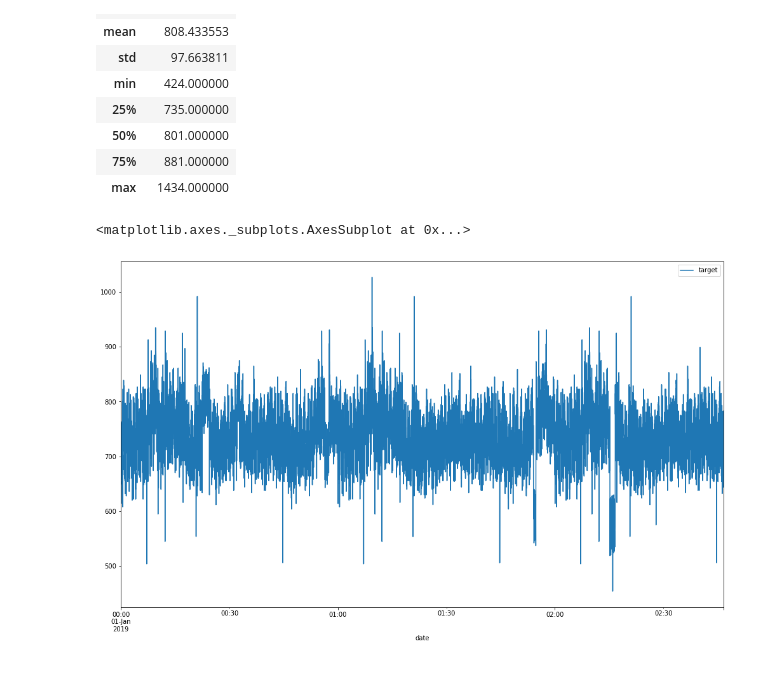
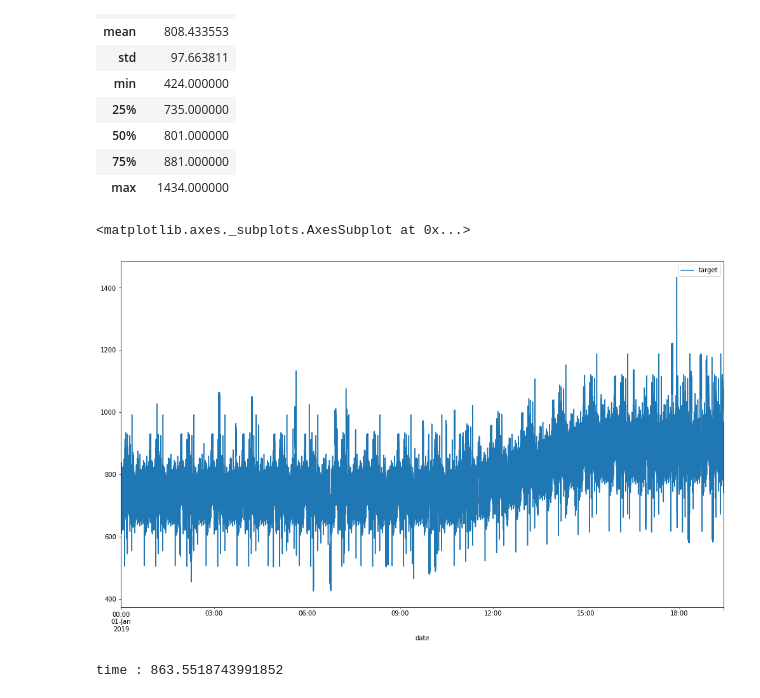
Before and after one commit to nywoo-o/Statistics, a Jupyter notebook: real_time_Mondrian_with_RRCF.ipynb, the cells around one changed output. Drawn from its saved outputs; the diff is of its cells as text; code cells hidden in the pictures.

```diff
--- a/real_time_Mondrian_with_RRCF.ipynb
+++ b/real_time_Mondrian_with_RRCF.ipynb
@@ -33,7 +33,7 @@ def partial_train(mtr, X_test, y_test):
     #print('pred : %f, std: %f, y: %f'%(y_pred, y_std, y_test))
     return y_pred, y_std
 # %%
-network = pd.read_csv('C:/Users/HakkyuKim/Desktop/yeonwoo/Starter_pack/Starter_pack/Code/Python/initial_training_data.csv', index_col='date', parse_dates=['date'])
+network = pd.read_csv('C:/Users/HakkyuKim/Desktop/Challenge/initial_training_data.csv', index_col='date', parse_dates=['date'])
 network.head()
 
 rcParams['figure.figsize'] = 17,10
@@ -69,21 +69,25 @@ for _ in range(num_trees):
 # %%
 #train data 정제
 ntw_clean = network.copy()
 
-train_len = 10000
+train_len = 70000
 ntw_clean = ntw_clean[:train_len]
 
 avg_codisp = {}
 train_mean = ntw_clean.mean()
 
 ntw_clean.plot()
 # %% [output]
 <matplotlib.axes._subplots.AxesSubplot at 0x...>
-[figure, old version]
+[figure, new version]
 # %%
+start = time.time()
+
+
+
 for index in range(0, train_len) :
-    point = ntw_clean[index:index+1] #get one by one
-
+    point = float(ntw_clean[index:index+1].values) #get one by one
+    #print(point.size)
     for tree in forest :
         if len(tree.leaves) > tree_size :
             tree.forget_point(index-tree_size)
@@ -101,8 +105,11 @@ for index in range(0, train_len) :
     if z > 3.0 or z < -3.0 :
         #if abs(z-score) is over 3.0
         #replace the value with the mean of training data
+        ntw_clean.iloc[index] = ntw_clean[index-5:index].mean()
 
-        ntw_clean.iloc[index] = train_mean
+print("time :", time.time() - start)
+# %% [output]
+time : 863.5518743991852
 # %%
 
 ntw_clean.plot()
```
Also changed, not shown: parts of 19 cells of this notebook.
